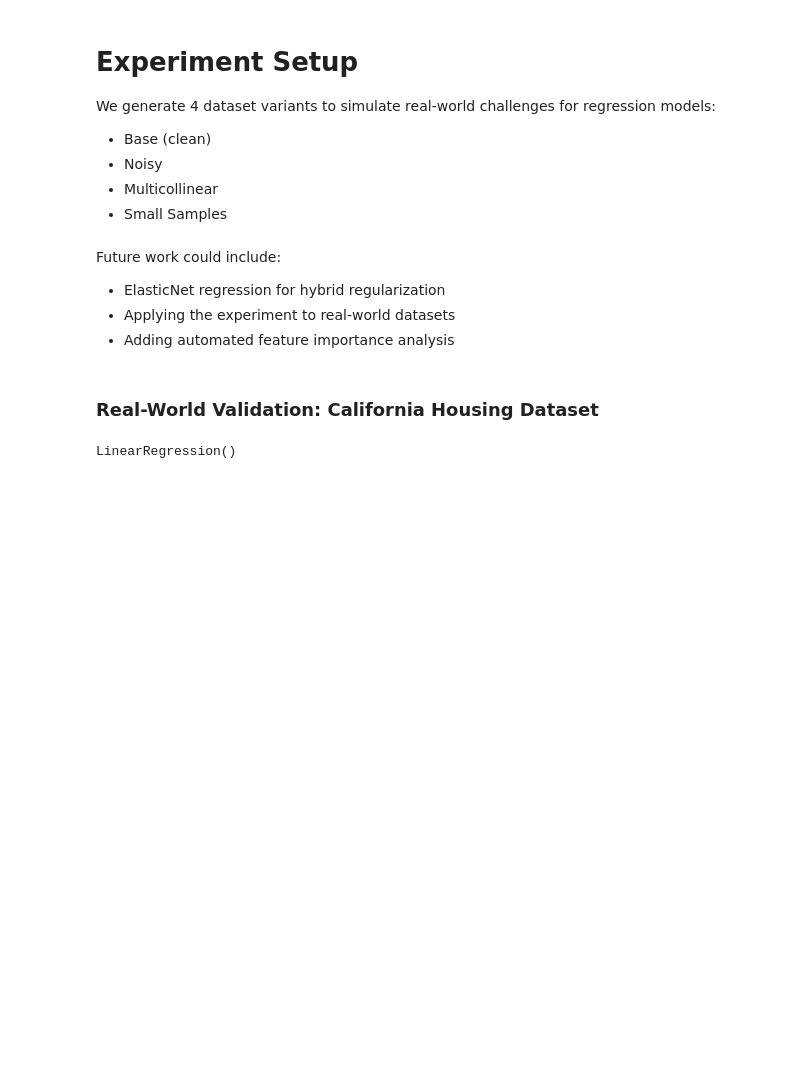
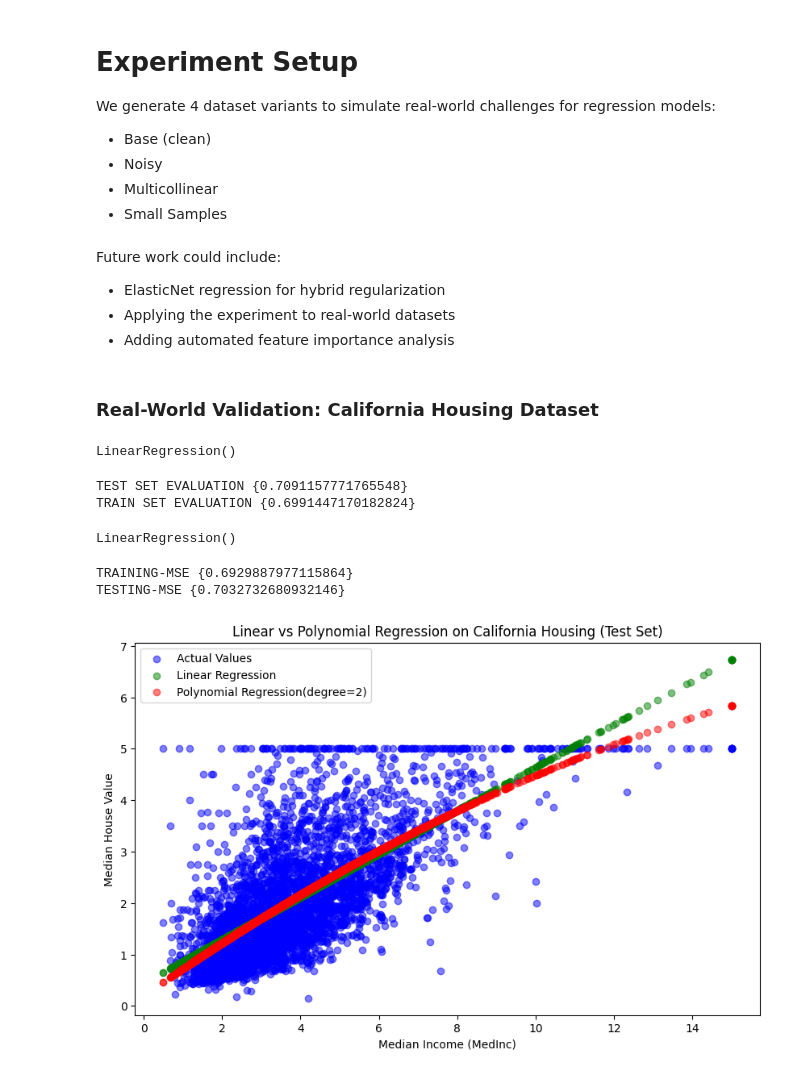
Before and after one commit to PerceptronCipher/regression-under-stress, a Jupyter notebook: notebooks/01_regression_under_stress.ipynb, the cells around one changed output. Drawn from its saved outputs; the diff is of its cells as text; code cells hidden in the pictures; blank space fills up the shorter version.

```diff
--- a/notebooks/01_regression_under_stress.ipynb
+++ b/notebooks/01_regression_under_stress.ipynb
@@ -244,3 +245,52 @@ model_lr = LinearRegression()
 model_lr.fit(X_train, y_train)
 # %% [output]
 LinearRegression()
+# %%
+# predict with baseline model
+y_pred_test = model_lr.predict(X_test)
+y_pred_train = model_lr.predict(X_train)
+# %%
+# Evaluation of baseline model
+y_pred_test_eval = mean_squared_error(y_test, y_pred_test)
+y_pred_train_eval = mean_squared_error(y_train, y_pred_train)
+print(f"TEST SET EVALUATION", {y_pred_test_eval})
+print(f"TRAIN SET EVALUATION", {y_pred_train_eval})
+# %% [output]
+TEST SET EVALUATION {0.7091157771765548}
+TRAIN SET EVALUATION {0.6991447170182824}
+# %%
+# Transform feature to polynomial feature
+poly = PolynomialFeatures(degree=2, include_bias=False)
+X_train_poly = poly.fit_transform(X_train)
+X_test_poly = poly.transform(X_test)
+# %%
+# Fit Polynomial Regression Model
+model = LinearRegression()
+model.fit(X_train_poly, y_train)
+# %% [output]
+LinearRegression()
+# %%
+# Make predictions
+y_pred_train_poly = model.predict(X_train_poly)
+y_pred_test_poly = model.predict(X_test_poly)
+# %%
+mse_train = mean_squared_error(y_train, y_pred_train_poly)
+mse_test = mean_squared_error(y_test, y_pred_test_poly)
+print(f"TRAINING-MSE", {mse_train})
+print(f"TESTING-MSE", {mse_test})
+# %% [output]
+TRAINING-MSE {0.6929887977115864}
+TESTING-MSE {0.7032732680932146}
+# %%
+# Plot actual vs predicted
+plt.figure(figsize=(10, 6))
+plt.scatter(X_test, y_test, color="blue", label="Actual Values", alpha=0.5)
+plt.scatter(X_test, y_pred_test, color="green", label="Linear Regression", alpha=0.5)
+plt.scatter(X_test, y_pred_test_poly, color="red", label="Polynomial Regression(degree=2)", alpha=0.5)
+plt.xlabel("Median Income (MedInc)")
+plt.ylabel("Median House Value")
+plt.title("Linear vs Polynomial Regression on California Housing (Test Set)")
+plt.legend()
+plt.show()
+# %% [output]
+[figure, added]
```
Also changed, not shown: parts of 2 cells of this notebook, 2 other files.
